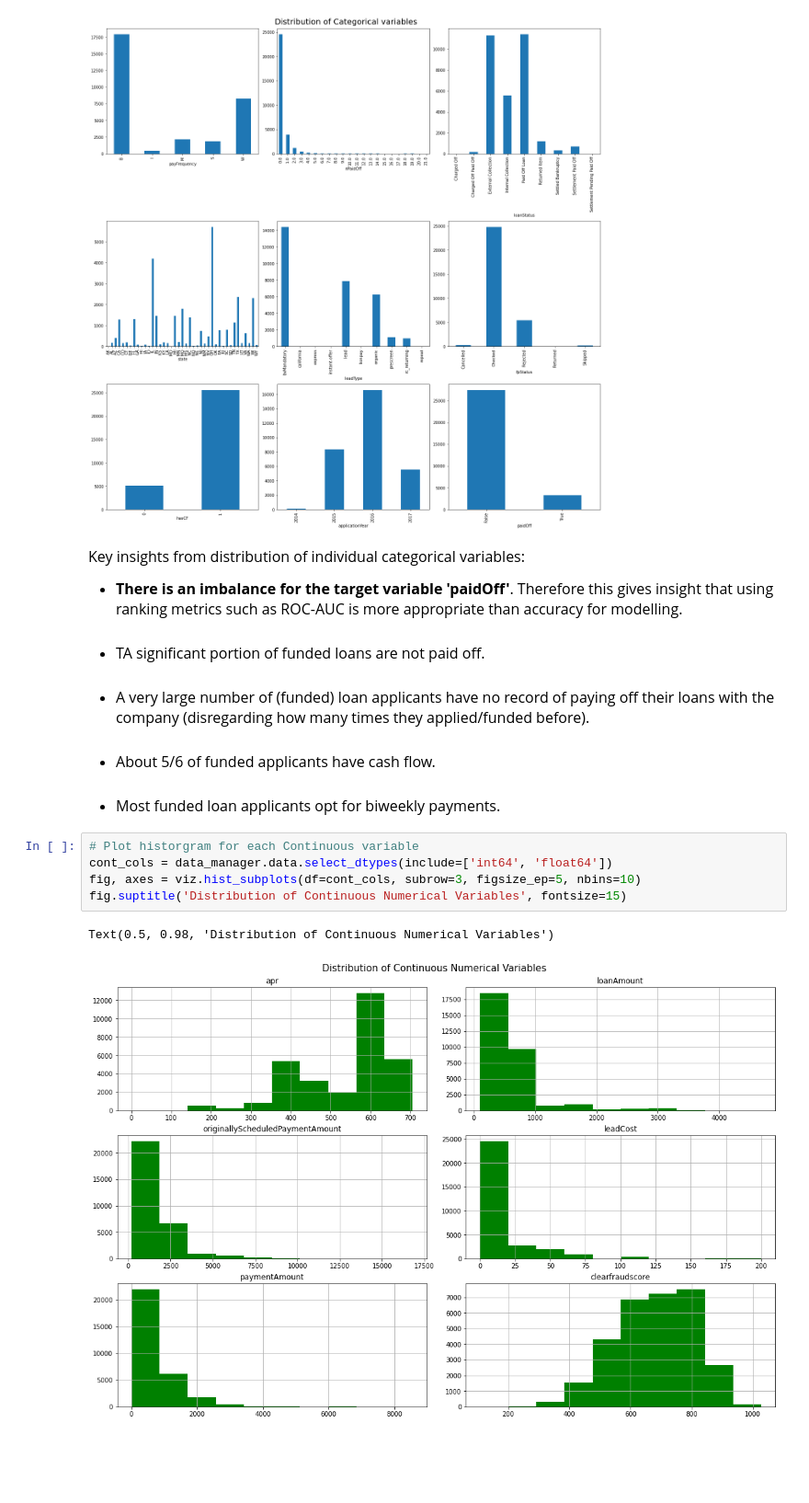
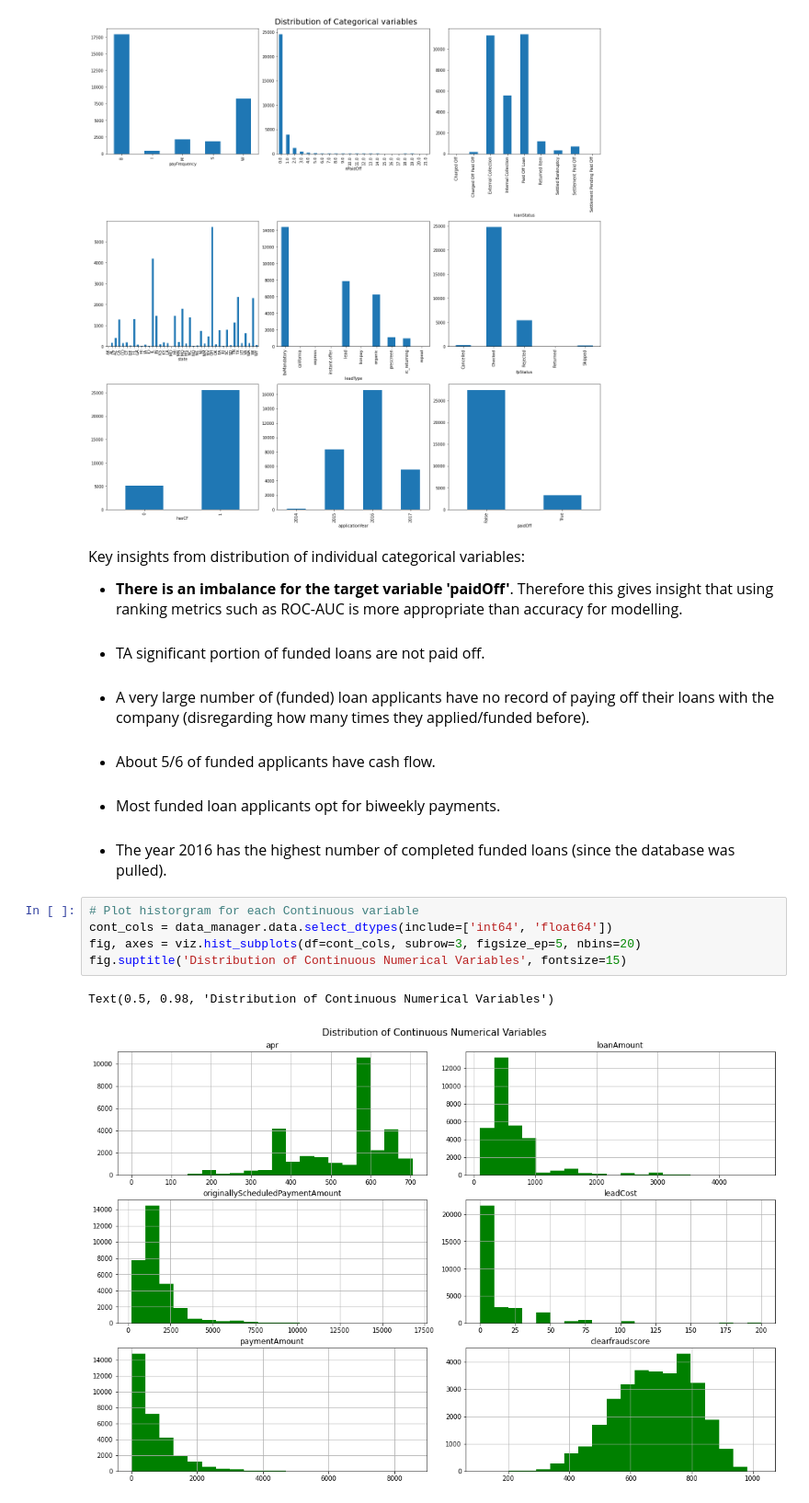
Before and after one commit to Mkho-cs/Loan-Repayment-EDA-Predictive, a Jupyter notebook: notebooks/eda.ipynb, the cells around one changed output. Shown at 92% size. Cells and saved outputs as stored; diff of their text form; blank space fills up the shorter version.

```diff
--- a/notebooks/eda.ipynb
+++ b/notebooks/eda.ipynb
@@ -102,12 +85,13 @@ Text(0.5, 0.98, 'Distribution of Categorical variables')
 - <font size='3'> TA significant portion of funded loans are not paid off.</font><br><br>
 - <font size='3'> A very large number of (funded) loan applicants have no record of paying off their loans with the company (disregarding how many times they applied/funded before).</font><br><br>
 - <font size='3'> About 5/6 of funded applicants have cash flow.</font><br><br>
-- <font size='3'> Most funded loan applicants opt for biweekly payments.</font>
+- <font size='3'> Most funded loan applicants opt for biweekly payments.</font><br><br>
+- <font size='3'> The year 2016 has the highest number of completed funded loans (since the database was pulled).</font>
 # %%
 # Plot historgram for each Continuous variable
 cont_cols = data_manager.data.select_dtypes(include=['int64', 'float64'])
-fig, axes = viz.hist_subplots(df=cont_cols, subrow=3, figsize_ep=5, nbins=10)
+fig, axes = viz.hist_subplots(df=cont_cols, subrow=3, figsize_ep=5, nbins=20)
 fig.suptitle('Distribution of Continuous Numerical Variables', fontsize=15)
 # %% [output]
 Text(0.5, 0.98, 'Distribution of Continuous Numerical Variables')
-[figure, old version]
+[figure, new version]
```
Also changed, not shown: parts of 4 cells of this notebook.
